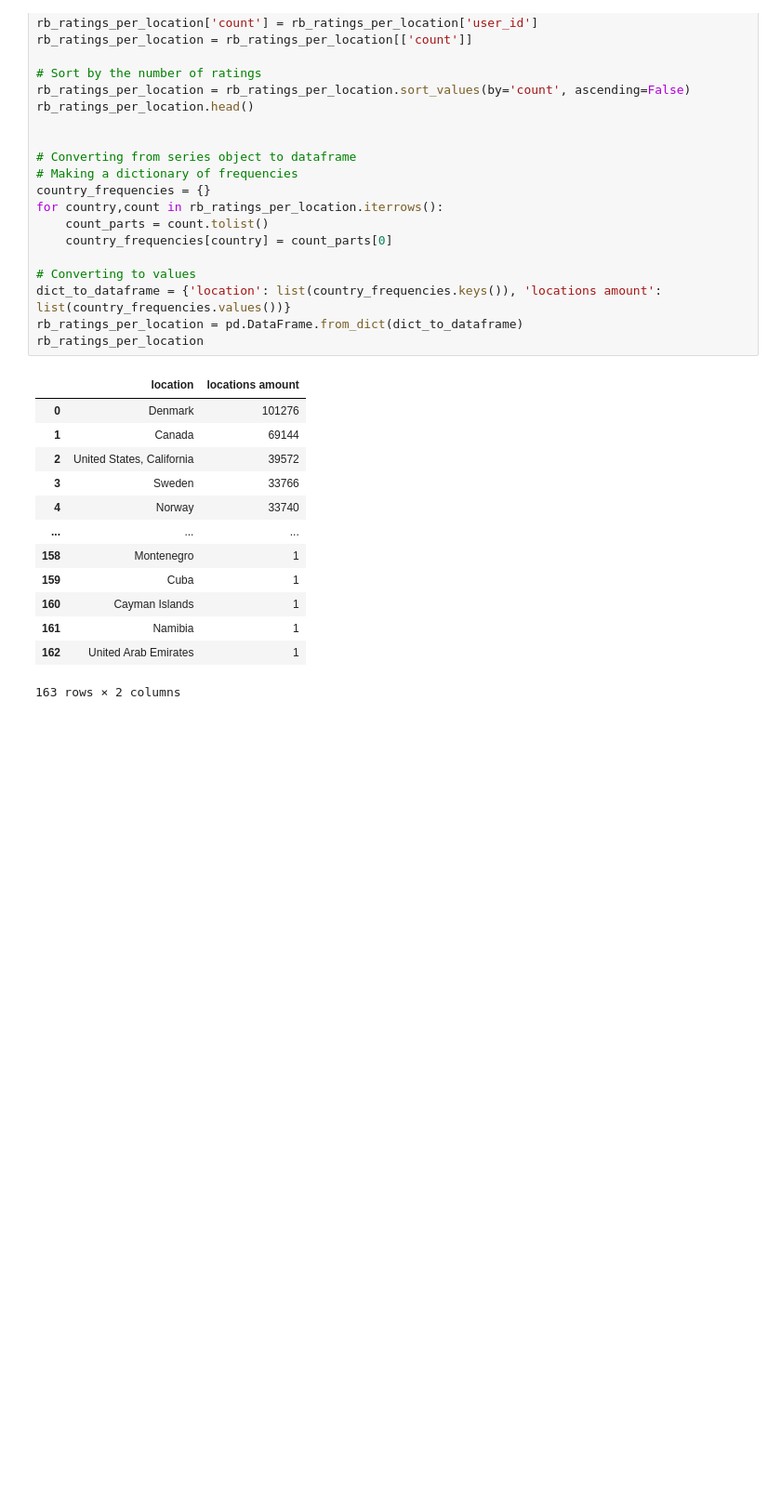
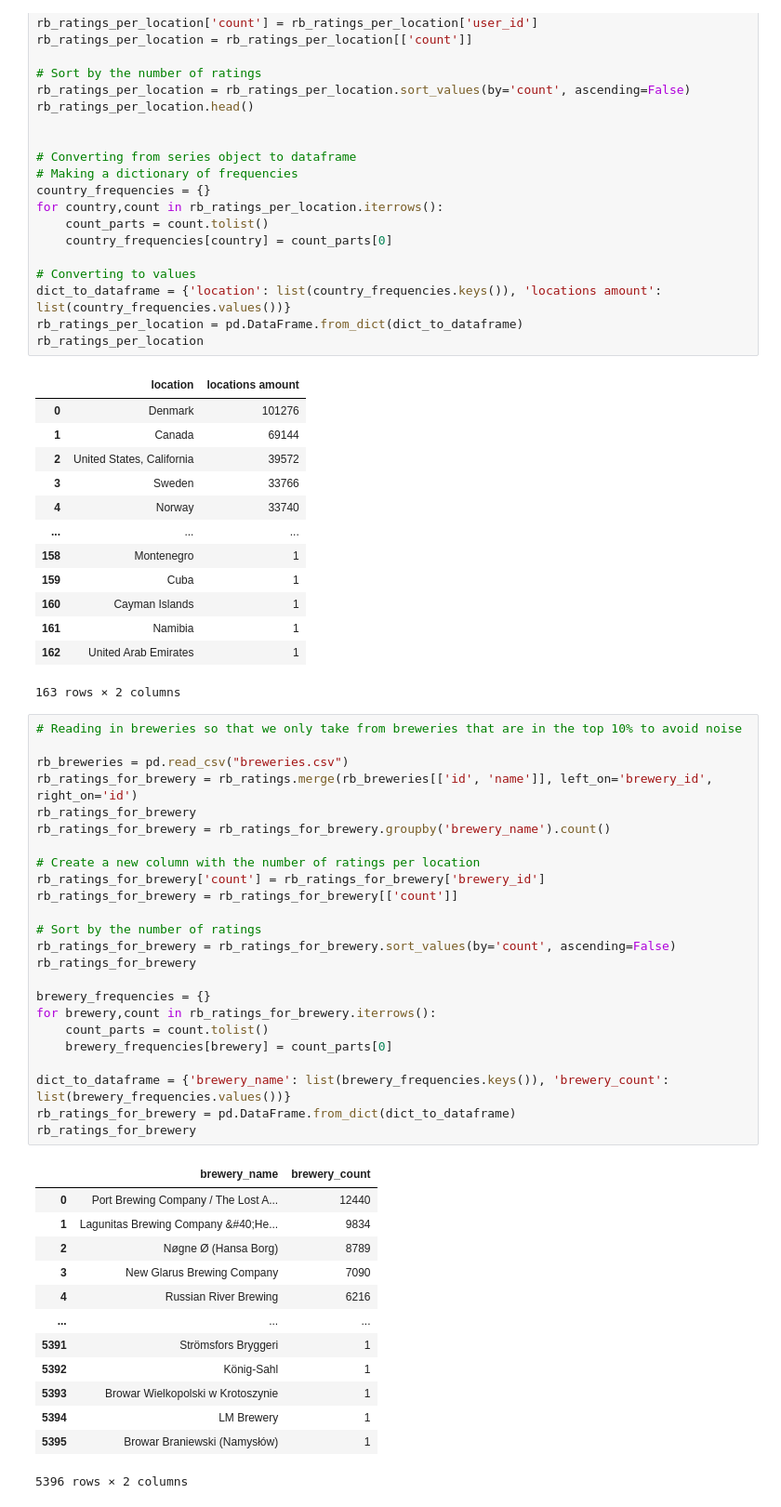
Before and after one commit to epfl-ada/ada-2023-project-vivalavada, a Jupyter notebook: map.ipynb, the cells around one changed output. Shown at 93% size. Saved outputs shown, nothing was run; the diff lists cells and outputs as text; blank space fills up the shorter version.

```diff
--- a/map.ipynb
+++ b/map.ipynb
@@ -77,6 +77,44 @@ rb_ratings_per_location
 | 161 | Namibia | 1 |
 | 162 | United Arab Emirates | 1 |
 163 rows × 2 columns
+# %%
+# Reading in breweries so that we only take from breweries that are in the top 10% to avoid noise
+
+rb_breweries = pd.read_csv("breweries.csv")
+rb_ratings_for_brewery = rb_ratings.merge(rb_breweries[['id', 'name']], left_on='brewery_id', right_on='id')
+rb_ratings_for_brewery
+rb_ratings_for_brewery = rb_ratings_for_brewery.groupby('brewery_name').count()
+
+# Create a new column with the number of ratings per location
+rb_ratings_for_brewery['count'] = rb_ratings_for_brewery['brewery_id']
+rb_ratings_for_brewery = rb_ratings_for_brewery[['count']]
+
+# Sort by the number of ratings
+rb_ratings_for_brewery = rb_ratings_for_brewery.sort_values(by='count', ascending=False)
+rb_ratings_for_brewery
+
+brewery_frequencies = {}
+for brewery,count in rb_ratings_for_brewery.iterrows():
+    count_parts = count.tolist()
+    brewery_frequencies[brewery] = count_parts[0]
+
+dict_to_dataframe = {'brewery_name': list(brewery_frequencies.keys()), 'brewery_count': list(brewery_frequencies.values())}
+rb_ratings_for_brewery = pd.DataFrame.from_dict(dict_to_dataframe)
+rb_ratings_for_brewery
+# %% [output]
+|  | brewery_name | brewery_count |
+| 0 | Port Brewing Company / The Lost A... | 12440 |
+| 1 | Lagunitas Brewing Company &#40;He... | 9834 |
+| 2 | Nøgne Ø (Hansa Borg) | 8789 |
+| 3 | New Glarus Brewing Company | 7090 |
+| 4 | Russian River Brewing | 6216 |
+| ... | ... | ... |
+| 5391 | Strömsfors Bryggeri | 1 |
+| 5392 | König-Sahl | 1 |
+| 5393 | Browar Wielkopolski w Krotoszynie | 1 |
+| 5394 | LM Brewery | 1 |
+| 5395 | Browar Braniewski (Namysłów) | 1 |
+5396 rows × 2 columns
 # %%
 # Filtering ratings so that users only come from countries with a certain number of ratings
 # Also filtering ratings so that users above the 90th percentile ratings are not included because they could be a bit of an outlier
```
Also changed, not shown: parts of 1 cell of this notebook.
